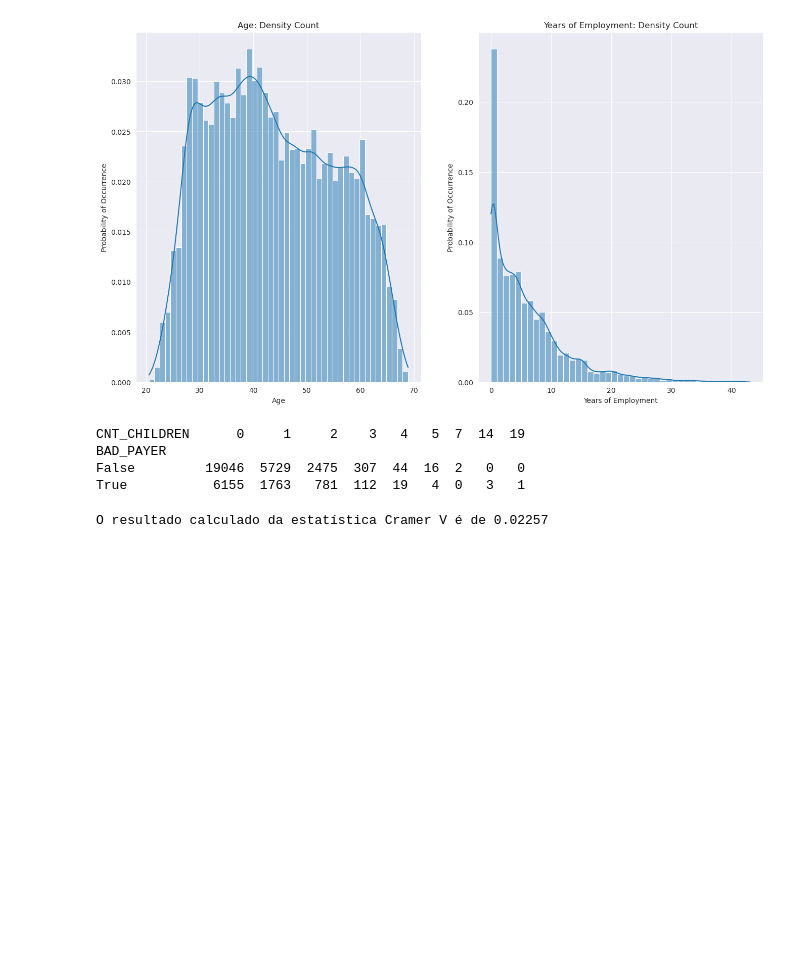
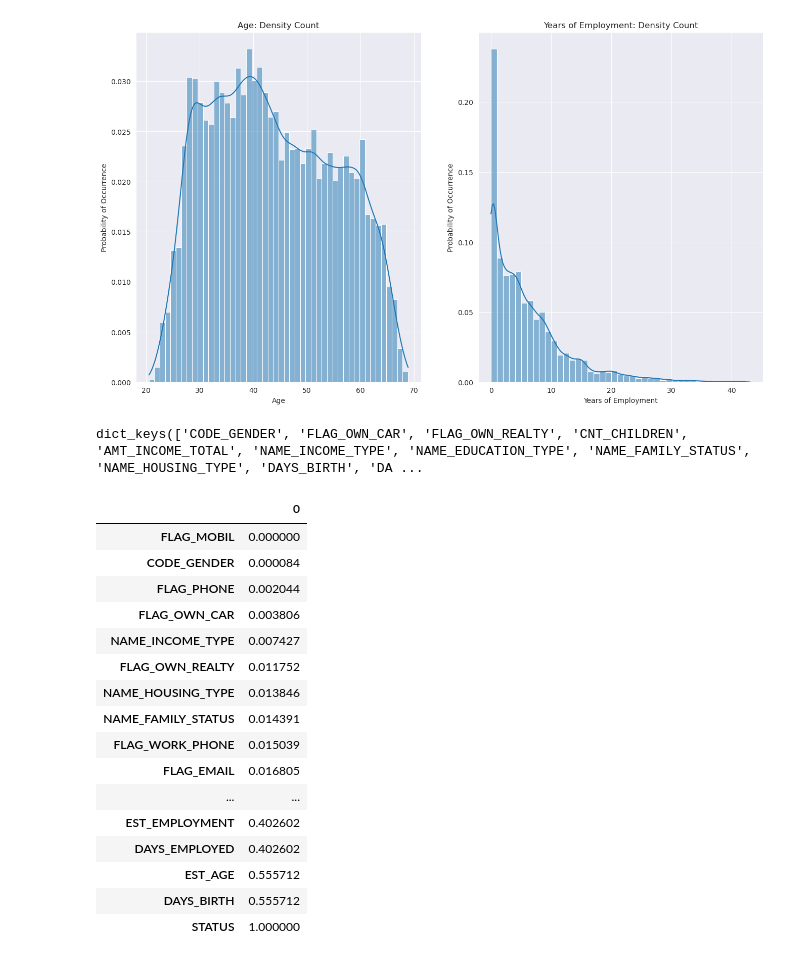
Before and after one commit to thomaschiari/Credit-Analysis-01, a Jupyter notebook: Classificacao_Credito.ipynb, the cells around one changed output. Drawn from its saved outputs; the diff is of its cells as text; code cells hidden in the pictures; blank space fills up the shorter version.

```diff
--- a/Classificacao_Credito.ipynb
+++ b/Classificacao_Credito.ipynb
@@ -96,23 +94,44 @@ df_model = df_cred_.drop(['STATUS', 'CODE_GENDER', 'DAYS_BIRTH', 'DAYS_EMPLOYED'
 # %%
-# Testar Relação entre número de filhos e variável resposta
-dataset = df_model[['CNT_CHILDREN', 'BAD_PAYER']]
-matrix = pd.crosstab(dataset['BAD_PAYER'], dataset['CNT_CHILDREN'], margins=True)
-matrix.drop('All', inplace=True)
-matrix.drop('All', inplace=True, axis=1)
-print(matrix)
+import scipy.stats as stats
+import numpy as np
+cramer_v = {}
+for item in df_cred_:
+    if item == 'BAD_PAYER':
+        continue
+    # Testar Relação entre número de filhos e variável resposta
+    dataset = df_cred_[[item, 'BAD_PAYER']]
+    matrix = pd.crosstab(dataset['BAD_PAYER'], dataset[item], margins=True)
+    matrix.drop('All', inplace=True)
+    matrix.drop('All', inplace=True, axis=1)
+    chisq = stats.chi2_contingency(matrix, correction=False)[0]
+    n = matrix.sum()
+    n = n.sum()
+    mindim = min(dataset.shape) - 1
+    cv = np.sqrt((chisq / n) / mindim)
+    cramer_v[item] = cv
 # %% [output]
-CNT_CHILDREN      0     1     2    3   4   5  7  14  19
-BAD_PAYER
-False         19046  5729  2475  307  44  16  2   0   0
-True           6155  1763   781  112  19   4  0   3   1
+dict_keys(['CODE_GENDER', 'FLAG_OWN_CAR', 'FLAG_OWN_REALTY', 'CNT_CHILDREN', 'AMT_INCOME_TOTAL', 'NAME_INCOME_TYPE', 'NAME_EDUCATION_TYPE', 'NAME_FAMILY_STATUS', 'NAME_HOUSING_TYPE', 'DAYS_BIRTH', 'DA ...
-# %%
-import scipy.stats as stats
-import numpy as np
-chisq = stats.chi2_contingency(matrix, correction=False)[0]
-n = matrix.sum()
-n = n.sum()
-mindim = min(dataset.shape) - 1
-cramer_v = np.sqrt((chisq/n) / mindim)
-print(f'O resultado calculado da estatística Cramer V é de {cramer_v:.5f}')
-# %% [output]
-O resultado calculado da estatística Cramer V é de 0.02257
+# %%
+chaves = list(cramer_v.keys())
+valores = list(cramer_v.values())
+cramer_df = pd.DataFrame(valores, index=chaves)
+cramer_df.sort_values(by=0, inplace=True)
+cramer_df
+# %% [output]
+|  | 0 |
+| FLAG_MOBIL | 0.000000 |
+| CODE_GENDER | 0.000084 |
+| FLAG_PHONE | 0.002044 |
+| FLAG_OWN_CAR | 0.003806 |
+| NAME_INCOME_TYPE | 0.007427 |
+| FLAG_OWN_REALTY | 0.011752 |
+| NAME_HOUSING_TYPE | 0.013846 |
+| NAME_FAMILY_STATUS | 0.014391 |
+| FLAG_WORK_PHONE | 0.015039 |
+| FLAG_EMAIL | 0.016805 |
+| ... | ... |
+| EST_EMPLOYMENT | 0.402602 |
+| DAYS_EMPLOYED | 0.402602 |
+| EST_AGE | 0.555712 |
+| DAYS_BIRTH | 0.555712 |
+| STATUS | 1.000000 |
```
Also changed, not shown: parts of 5 cells of this notebook.
